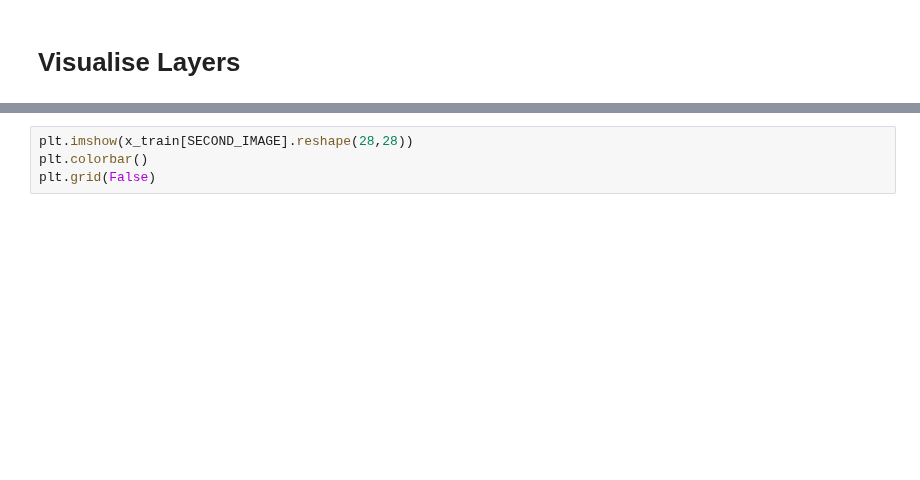
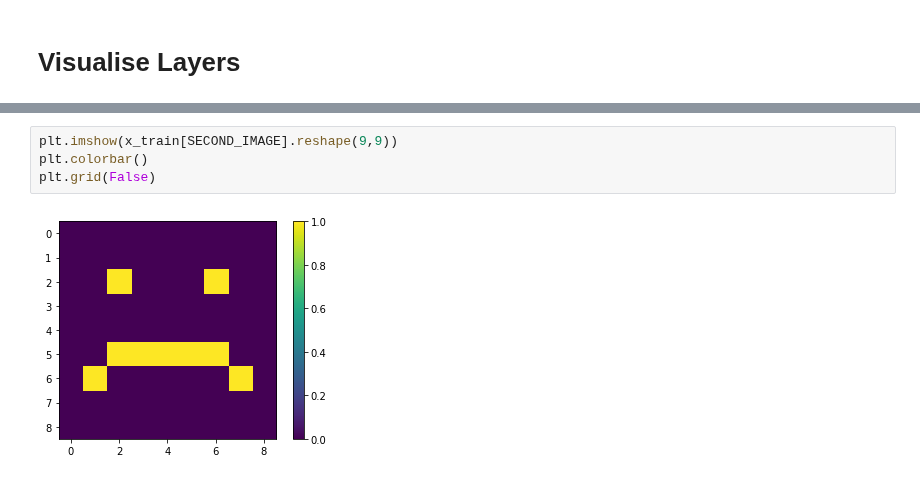
Before and after one commit to harrisuddin/F20DL, a Jupyter notebook: p_6_2_ANN_and_CNN.ipynb, the cells around one changed output, grey strips where cells are left out. Drawn from its saved outputs; the diff is of its cells as text; blank space fills up the shorter version.

```diff
--- a/p_6_2_ANN_and_CNN.ipynb
+++ b/p_6_2_ANN_and_CNN.ipynb
@@ -303,5 +395,7 @@ plt.grid(False)
 # %%
-plt.imshow(x_train[SECOND_IMAGE].reshape(28,28))
+plt.imshow(x_train[SECOND_IMAGE].reshape(9,9))
 plt.colorbar()
 plt.grid(False)
+# %% [output]
+[figure, added]
 # %%
```
Also changed, not shown: parts of 33 cells of this notebook.
